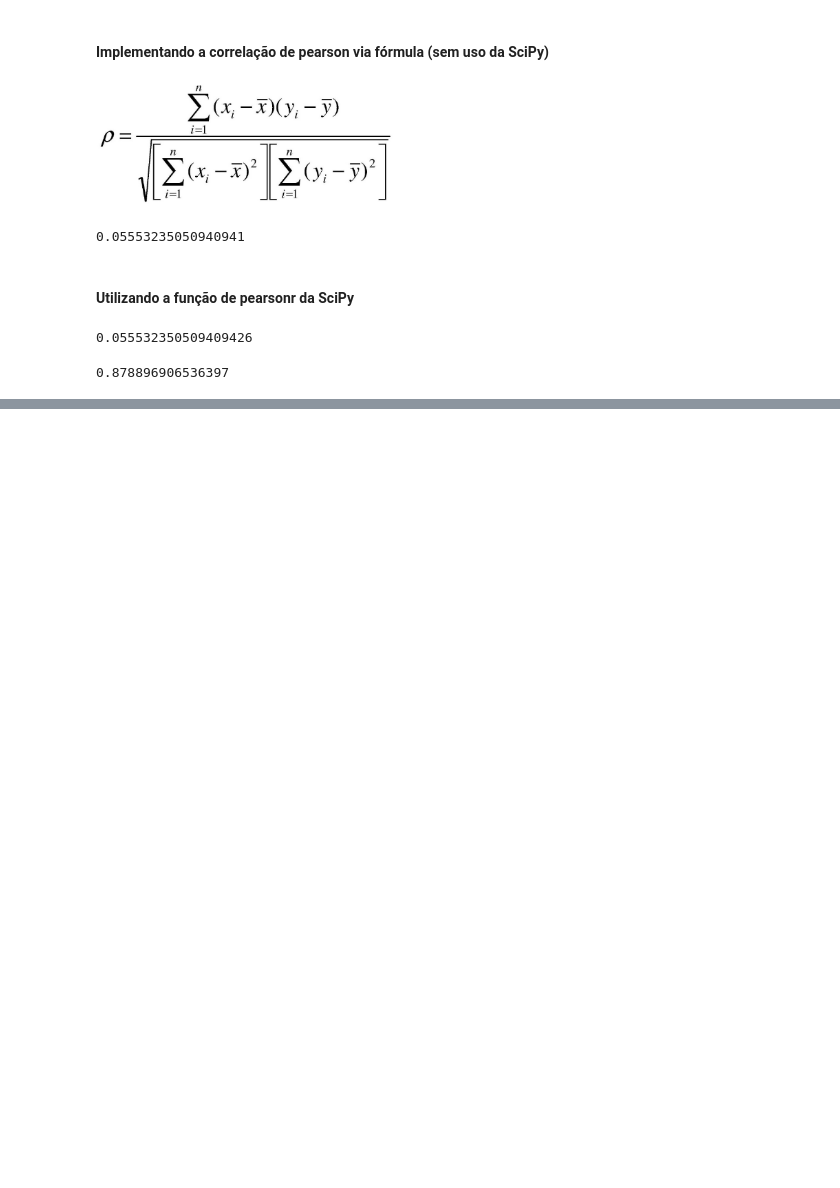
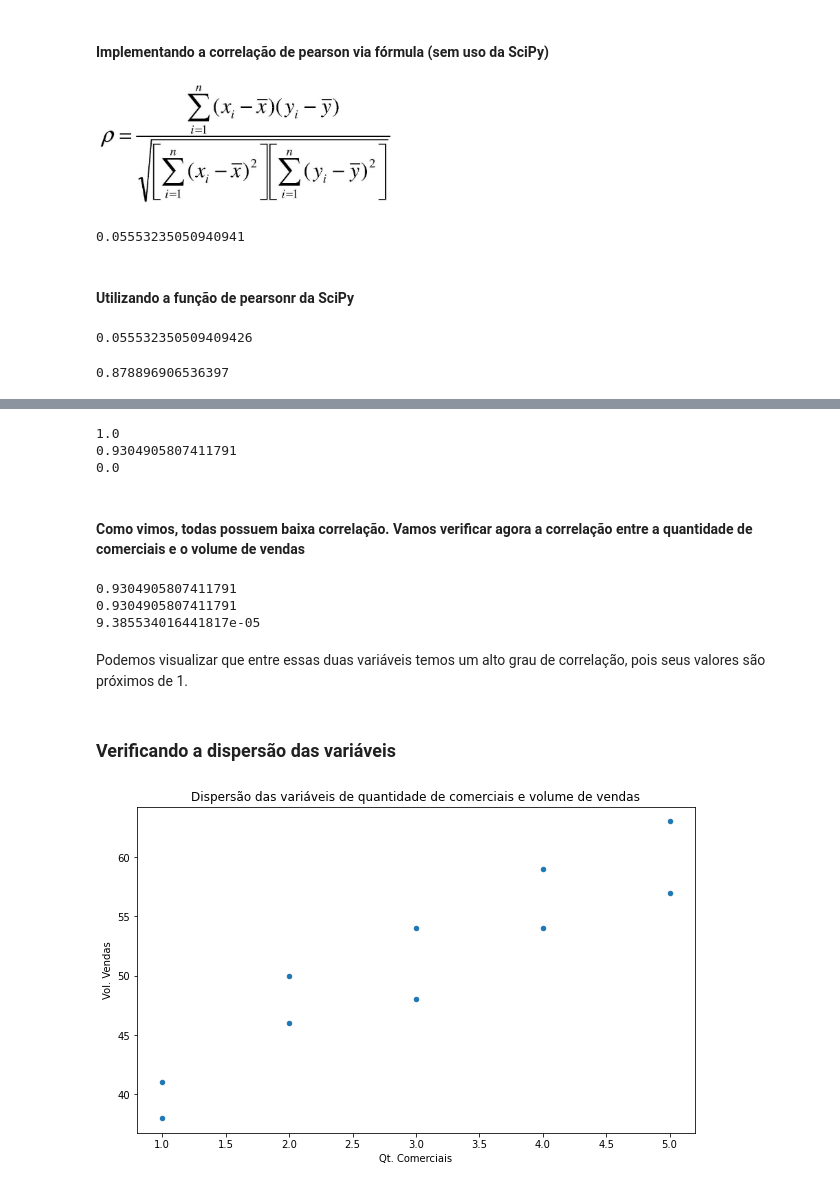
Before and after one commit to vhnegrisoli/materiais-pos-graduacao, a Jupyter notebook: 09 - Modelos Estatísticos/01 - Unidade 2 - Correlação, Regressão Linear Simples e Múltipla.ipynb, the cells around one changed output, grey strips where cells are left out. Saved outputs shown, nothing was run; the diff lists cells and outputs as text; code cells hidden in the pictures; blank space fills up the shorter version.

```diff
--- a/09 - Modelos Estatísticos/01 - Unidade 2 - Correlação, Regressão Linear Simples e Múltipla.ipynb
+++ b/09 - Modelos Estatísticos/01 - Unidade 2 - Correlação, Regressão Linear Simples e Múltipla.ipynb
@@ -113,0 +122,49 @@ valor_p
+# %%
+y = dados['qtd_comerciais']
+
+correlacao_implementada = realizar_correlacao(x, y)
+correlacao_pearson = pearsonr(x, y)
+coeficiente_scipy = correlacao_pearson[0]
+valor_p = correlacao_pearson[1]
+
+print(correlacao_implementada)
+print(correlacao_scipy)
+print(valor_p)
+# %% [output]
+1.0
+0.9304905807411791
+0.0
+# %% [markdown]
+#### Como vimos, todas possuem baixa correlação. Vamos verificar agora a correlação entre a quantidade de comerciais e o volume de vendas
+# %%
+x = dados['qtd_comerciais']
+y = dados['vol_vendas']
+
+correlacao_implementada = realizar_correlacao(x, y)
+correlacao_pearson = pearsonr(x, y)
+coeficiente_scipy = correlacao_pearson[0]
+valor_p = correlacao_pearson[1]
+
+print(correlacao_implementada)
+print(correlacao_scipy)
+print(valor_p)
+# %% [output]
+0.9304905807411791
+0.9304905807411791
+9.385534016441817e-05
+# %% [markdown]
+Podemos visualizar que entre essas duas variáveis temos um alto grau de correlação, pois seus valores são próximos de 1.
+# %% [markdown]
+### Verificando a dispersão das variáveis
+# %%
+dados.plot.scatter('qtd_comerciais', 'vol_vendas')
+
+configurar_plot_com_dimensoes(
+    'Dispersão das variáveis de quantidade de comerciais e volume de vendas',
+    'Qt. Comerciais',
+    'Vol. Vendas',
+    10,
+    6
+)
+# %% [output]
+[figure, added]
```
Also changed, not shown: parts of 14 cells of this notebook, 1 other file.
